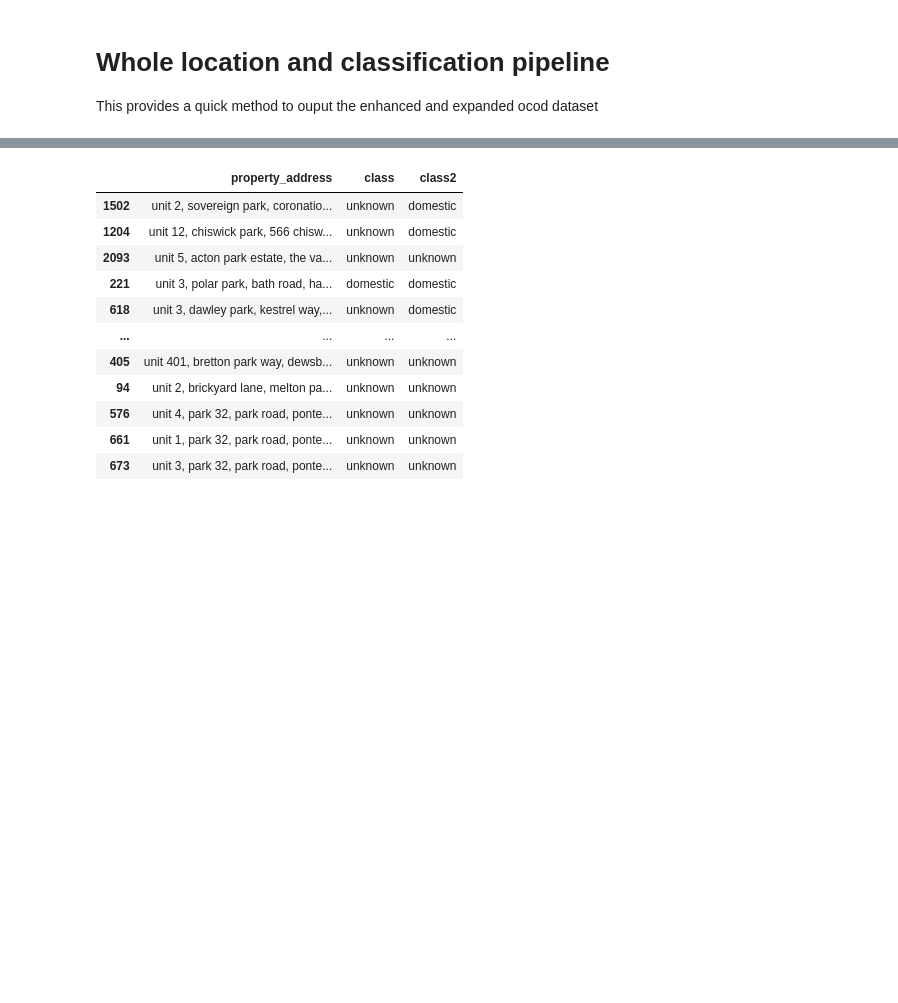
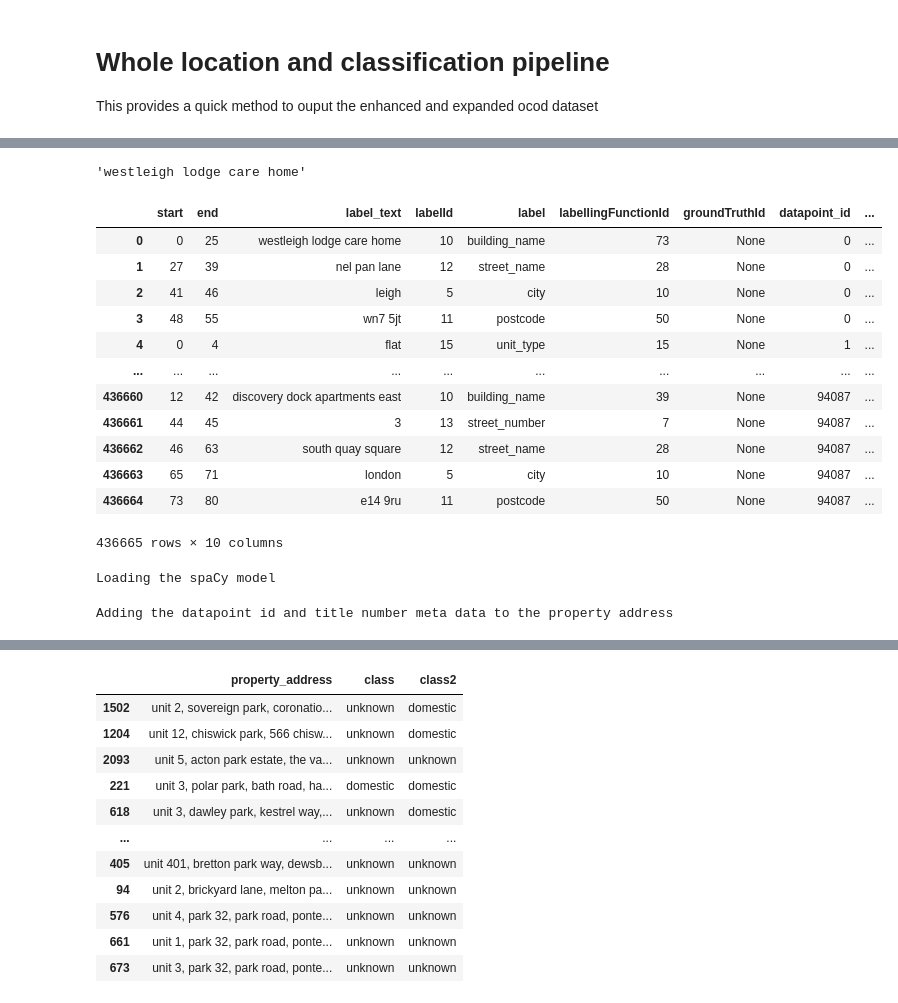
Before and after one commit to JonnoB/enhance_ocod, a Jupyter notebook: Locating and classifying the ocod dataset.ipynb, the cells around one changed output, grey strips where cells are left out. Cells and saved outputs as stored; diff of their text form; code cells hidden in the pictures; blank space fills up the shorter version.

```diff
--- a/Locating and classifying the ocod dataset.ipynb
+++ b/Locating and classifying the ocod dataset.ipynb
@@ -324,0 +358,30 @@ This provides a quick method to ouput the enhanced and expanded ocod dataset
+# %%
+all_entities.text[0][all_entities.start[0]:all_entities.end[0]]
+# %% [output]
+'westleigh lodge care home'
+# %%
+test = load_cleaned_labels('/home/jonno/empty_homes_data//full_dataset_no_overlaps.json')
+test
+# %% [output]
+|  | start | end | label_text | labelId | label | labellingFunctionId | groundTruthId | datapoint_id | ... |
+| 0 | 0 | 25 | westleigh lodge care home | 10 | building_name | 73 | None | 0 | ... |
+| 1 | 27 | 39 | nel pan lane | 12 | street_name | 28 | None | 0 | ... |
+| 2 | 41 | 46 | leigh | 5 | city | 10 | None | 0 | ... |
+| 3 | 48 | 55 | wn7 5jt | 11 | postcode | 50 | None | 0 | ... |
+| 4 | 0 | 4 | flat | 15 | unit_type | 15 | None | 1 | ... |
+| ... | ... | ... | ... | ... | ... | ... | ... | ... | ... |
+| 436660 | 12 | 42 | discovery dock apartments east | 10 | building_name | 39 | None | 94087 | ... |
+| 436661 | 44 | 45 | 3 | 13 | street_number | 7 | None | 94087 | ... |
+| 436662 | 46 | 63 | south quay square | 12 | street_name | 28 | None | 94087 | ... |
+| 436663 | 65 | 71 | london | 5 | city | 10 | None | 94087 | ... |
+| 436664 | 73 | 80 | e14 9ru | 11 | postcode | 50 | None | 94087 | ... |
+436665 rows × 10 columns
+# %%
+    print('Loading the spaCy model')
+    nlp1 = spacy.load(root_path+'spacy_data/cpu/model-best')
+
+    print('Adding the datapoint id and title number meta data to the property address')
+    ocod_context = [(ocod_data.loc[x,'property_address'], {'datapoint_id':x, 'title_number':str(ocod_data.title_number[x])}) for x in range(0,ocod_data.shape[0])]
+# %% [output]
+Loading the spaCy model
+Adding the datapoint id and title number meta data to the property address
```
Also changed, not shown: parts of 4 cells of this notebook, 16 other files.
